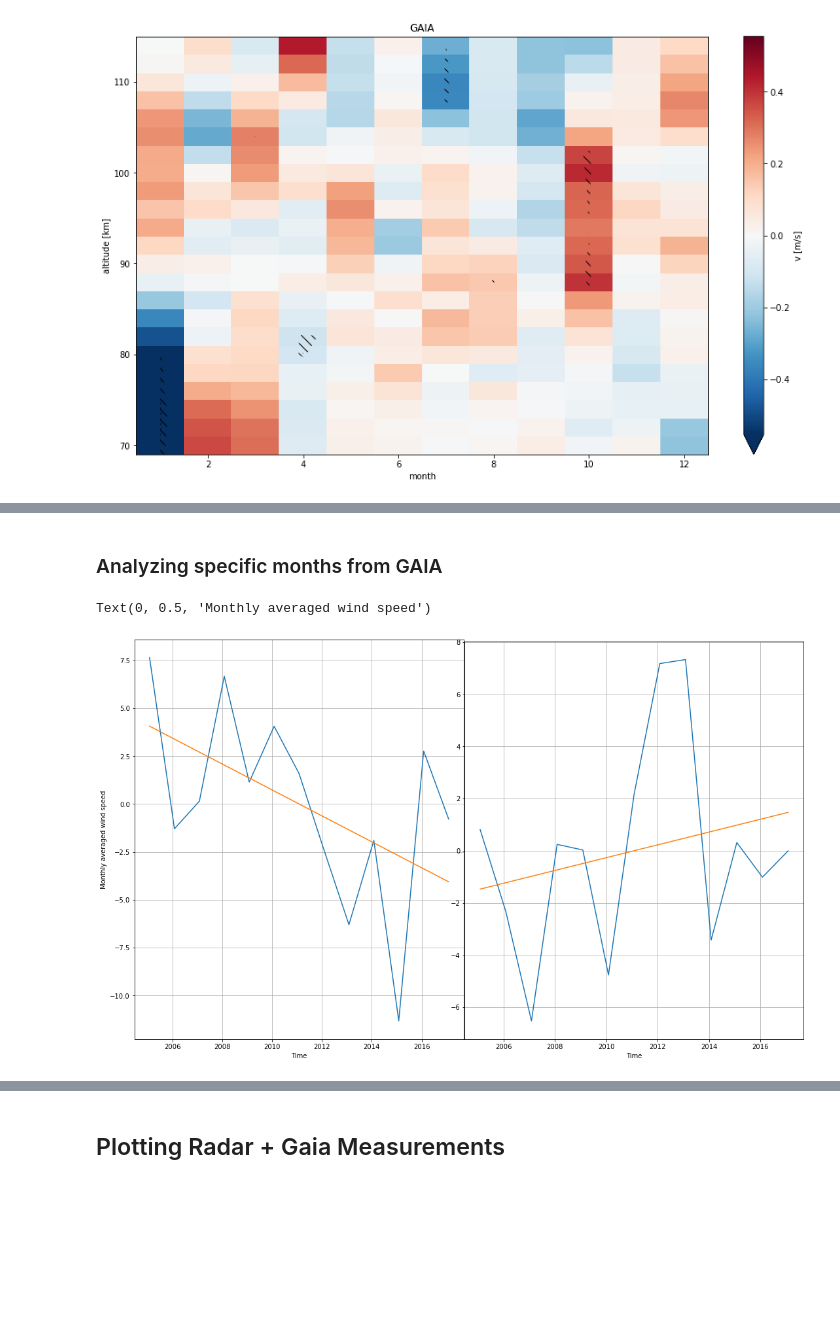
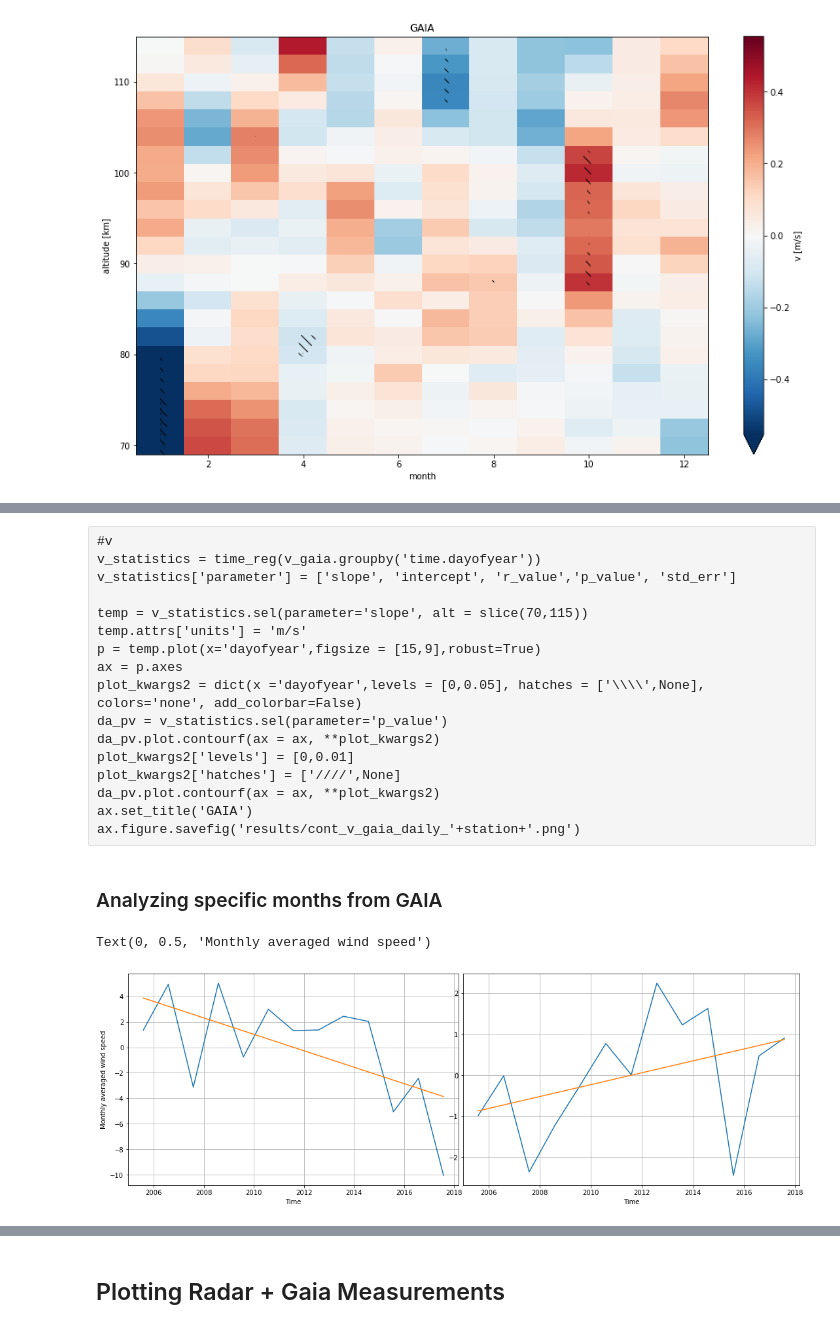
Before and after one commit to VACILT/trends_project, a Jupyter notebook: data_introduction_jason.ipynb, the cells around one changed output, grey strips where cells are left out. Cells and saved outputs as stored; diff of their text form; code cells hidden in the pictures; blank space fills up the shorter version.

```diff
--- a/data_introduction_jason.ipynb
+++ b/data_introduction_jason.ipynb
@@ -602,9 +592,26 @@ ax.figure.savefig('results/cont_v_gaia_daily_'+station+'.png')
+# %% [raw]
+#v
+v_statistics = time_reg(v_gaia.groupby('time.dayofyear'))
+v_statistics['parameter'] = ['slope', 'intercept', 'r_value','p_value', 'std_err']
+
+temp = v_statistics.sel(parameter='slope', alt = slice(70,115))
+temp.attrs['units'] = 'm/s'
+p = temp.plot(x='dayofyear',figsize = [15,9],robust=True)
+ax = p.axes
+plot_kwargs2 = dict(x ='dayofyear',levels = [0,0.05], hatches = ['\\\\',None], colors='none', add_colorbar=False)
+da_pv = v_statistics.sel(parameter='p_value')
+da_pv.plot.contourf(ax = ax, **plot_kwargs2)
+plot_kwargs2['levels'] = [0,0.01]
+plot_kwargs2['hatches'] = ['////',None]
+da_pv.plot.contourf(ax = ax, **plot_kwargs2)
+ax.set_title('GAIA')
+ax.figure.savefig('results/cont_v_gaia_daily_'+station+'.png')
 # %% [markdown]
 ### Analyzing specific months from GAIA
 # %%
 #Analyse Months seperatly
-s = 1
-e = 1
+s = 7
+e = 7
 u_gaia_examon = u_gaia_monthly_ano.sel(time=is_mon(u_gaia_monthly_ano['time.month'],s,e))
 v_gaia_examon = v_gaia_monthly_ano.sel(time=is_mon(v_gaia_monthly_ano['time.month'],s,e))
 
@@ -616,35 +623,35 @@ v_statistics_gaia['parameter'] = ['slope', 'intercept', 'r_value','p_value', 'st
 xv = np.arange(np.squeeze(v_gaia_examon.time.shape))
 # %%
 #plot actual DATA
-z = 106
+z = 94
 
-fig = plt.figure(constrained_layout=True,figsize = [15,9])
+fig = plt.figure(constrained_layout=True,figsize = [15,5])
 m_gaia = (u_statistics_gaia.sel(parameter='slope',alt=[z]))
 
 n_gaia = (u_statistics_gaia.sel(parameter='intercept',alt=[z]))
 reg_gaia = [m_gaia*i+n_gaia for i in xu]
 
 windsel_gaia=u_gaia_examon.sel(alt = [z], method = 'nearest')
 ax1 = fig.add_subplot(121)
 ax1.plot(u_gaia_examon.time,windsel_gaia)
 ax1.plot(u_gaia_examon.time,reg_gaia)
 
 ax1.grid()
 
-z = 106
+z = 94
 m_gaia = (v_statistics_gaia.sel(parameter='slope',alt=[z]))
 
 n_gaia = (v_statistics_gaia.sel(parameter='intercept',alt=[z]))
 reg_gaia = [m_gaia*i+n_gaia for i in xv]
 windsel_gaia=v_gaia_examon.sel(alt = [z], method = 'nearest')
 ax2 = fig.add_subplot(122)
 ax2.plot(v_gaia_examon.time,windsel_gaia)
 ax2.plot(u_gaia_examon.time,reg_gaia)
 ax2.grid()
 
 ax1.set_xlabel('Time')
 ax2.set_xlabel('Time')
 ax1.set_ylabel('Monthly averaged wind speed')
 # %% [output]
 Text(0, 0.5, 'Monthly averaged wind speed')
-[figure, old version]
+[figure, new version]
```
Also changed, not shown: parts of 30 cells of this notebook.
